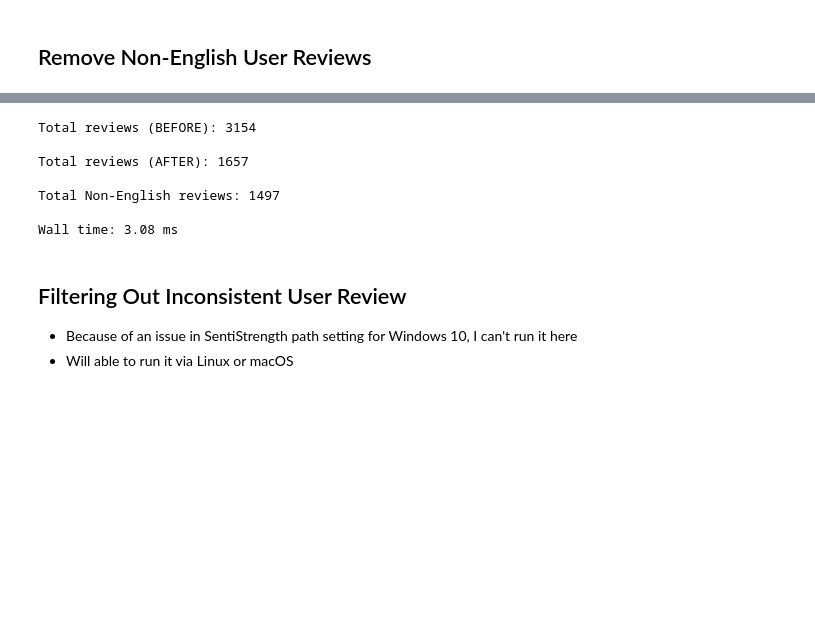
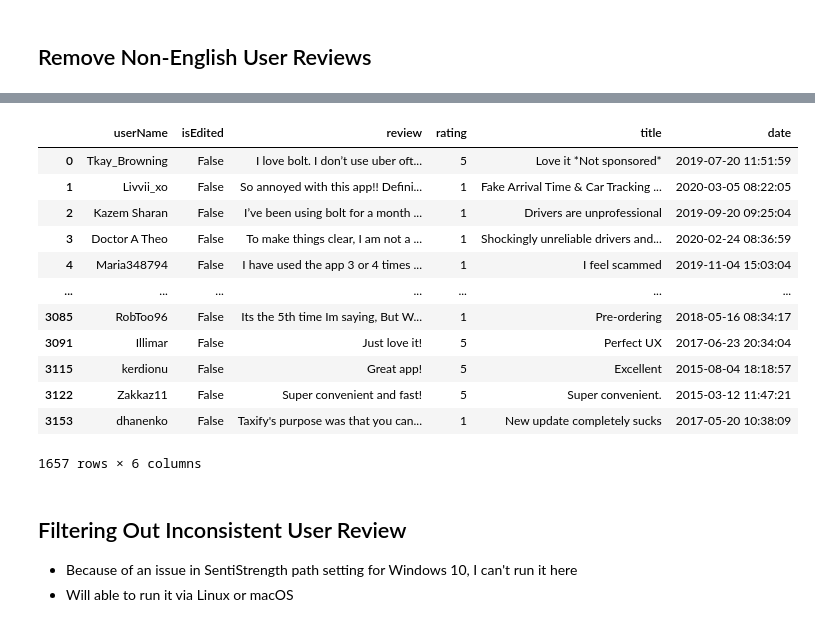
Before and after one commit to enliktjioe/master-thesis-2021, a Jupyter notebook: notebooks/00_FINAL_Data_Preprocessing_Bolt.ipynb, the cells around one changed output, grey strips where cells are left out. Saved outputs shown, nothing was run; the diff lists cells and outputs as text; code cells hidden in the pictures; blank space fills up the shorter version.

Commit message:
Finished P3 Filtering Out Uninformative Review

```diff
--- a/notebooks/00_FINAL_Data_Preprocessing_Bolt.ipynb
+++ b/notebooks/00_FINAL_Data_Preprocessing_Bolt.ipynb
@@ -102,23 +53,31 @@ Je cherche une course la moins cher possible pour faire un trajet de 4-5 km (Ch
 # %%
-%%time
-df2_p1 = df2.drop(df2.index[listOfNonEnglishIndex])
-total_reviews_before = len(df2)
-total_reviews_after = len(df2_p1)
-total_non_english_reviews = len(listOfNonEnglishIndex)
+# %%time
+# df_p1 = df.drop(df2.index[listOfNonEnglishIndex])
+# total_reviews_before = len(df)
+# total_reviews_after = len(df_p1)
+# total_non_english_reviews = len(listOfNonEnglishIndex)
 
-print(f'Total reviews (BEFORE): {total_reviews_before} \n')
-print(f'Total reviews (AFTER): {total_reviews_after} \n')
-print(f'Total Non-English reviews: {total_non_english_reviews} \n')
+# print(f'Total reviews (BEFORE): {total_reviews_before} \n')
+# print(f'Total reviews (AFTER): {total_reviews_after} \n')
+# print(f'Total Non-English reviews: {total_non_english_reviews} \n')
-# %% [output]
-Total reviews (BEFORE): 3154
-
-Total reviews (AFTER): 1657
-
-Total Non-English reviews: 1497
-
-Wall time: 3.08 ms
 # %%
-df2_p1.to_csv(config['csv_input_local']['bolt_apple_p1'])
+# df_p1.to_csv(config['csv_input_local']['bolt_apple_p1'])
+df_p1 = pd.read_csv(config['csv_input_local']['bolt_apple_p1'], index_col=0)
+df_p1
+# %% [output]
+|  | userName | isEdited | review | rating | title | date |
+| 0 | Tkay_Browning | False | I love bolt. I don’t use uber oft... | 5 | Love it *Not sponsored* | 2019-07-20 11:51:59 |
+| 1 | Livvii_xo | False | So annoyed with this app!! Defini... | 1 | Fake Arrival Time & Car Tracking ... | 2020-03-05 08:22:05 |
+| 2 | Kazem Sharan | False | I’ve been using bolt for a month ... | 1 | Drivers are unprofessional | 2019-09-20 09:25:04 |
+| 3 | Doctor A Theo | False | To make things clear, I am not a ... | 1 | Shockingly unreliable drivers and... | 2020-02-24 08:36:59 |
+| 4 | Maria348794 | False | I have used the app 3 or 4 times ... | 1 | I feel scammed | 2019-11-04 15:03:04 |
+| ... | ... | ... | ... | ... | ... | ... |
+| 3085 | RobToo96 | False | Its the 5th time Im saying, But W... | 1 | Pre-ordering | 2018-05-16 08:34:17 |
+| 3091 | Illimar | False | Just love it! | 5 | Perfect UX | 2017-06-23 20:34:04 |
+| 3115 | kerdionu | False | Great app! | 5 | Excellent | 2015-08-04 18:18:57 |
+| 3122 | Zakkaz11 | False | Super convenient and fast! | 5 | Super convenient. | 2015-03-12 11:47:21 |
+| 3153 | dhanenko | False | Taxify's purpose was that you can... | 1 | New update completely sucks | 2017-05-20 10:38:09 |
+1657 rows × 6 columns
 # %% [markdown]
 ## Filtering Out Inconsistent User Review
 
```
Also changed, not shown: parts of 14 cells of this notebook, 1 other file.
